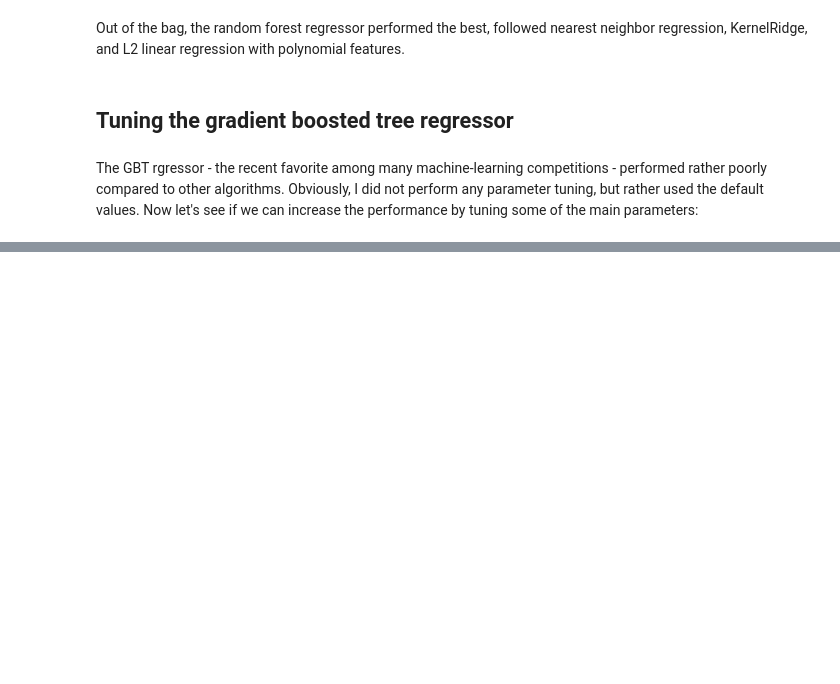
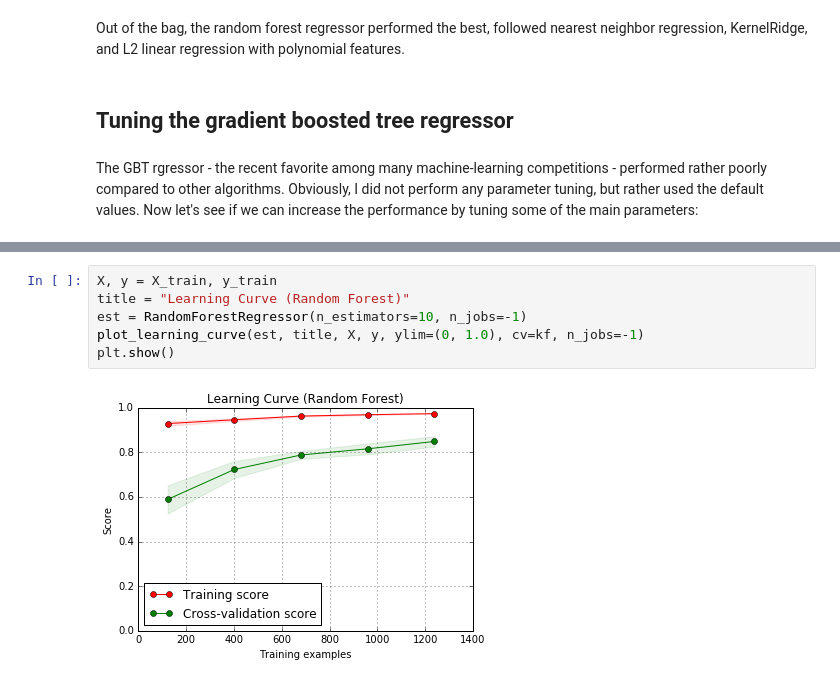
Before and after one commit to cleipski/CropPredict, a Jupyter notebook: 06_algorithm_selection.ipynb, the cells around one changed output, grey strips where cells are left out. Cells and saved outputs as stored; diff of their text form; blank space fills up the shorter version.

```diff
--- a/06_algorithm_selection.ipynb
+++ b/06_algorithm_selection.ipynb
@@ -491,0 +483,8 @@ plt.show()
+# %%
+X, y = X_train, y_train
+title = "Learning Curve (Random Forest)"
+est = RandomForestRegressor(n_estimators=10, n_jobs=-1)
+plot_learning_curve(est, title, X, y, ylim=(0, 1.0), cv=kf, n_jobs=-1)
+plt.show()
+# %% [output]
+[figure, added]
```
Also changed, not shown: parts of 13 cells of this notebook.
